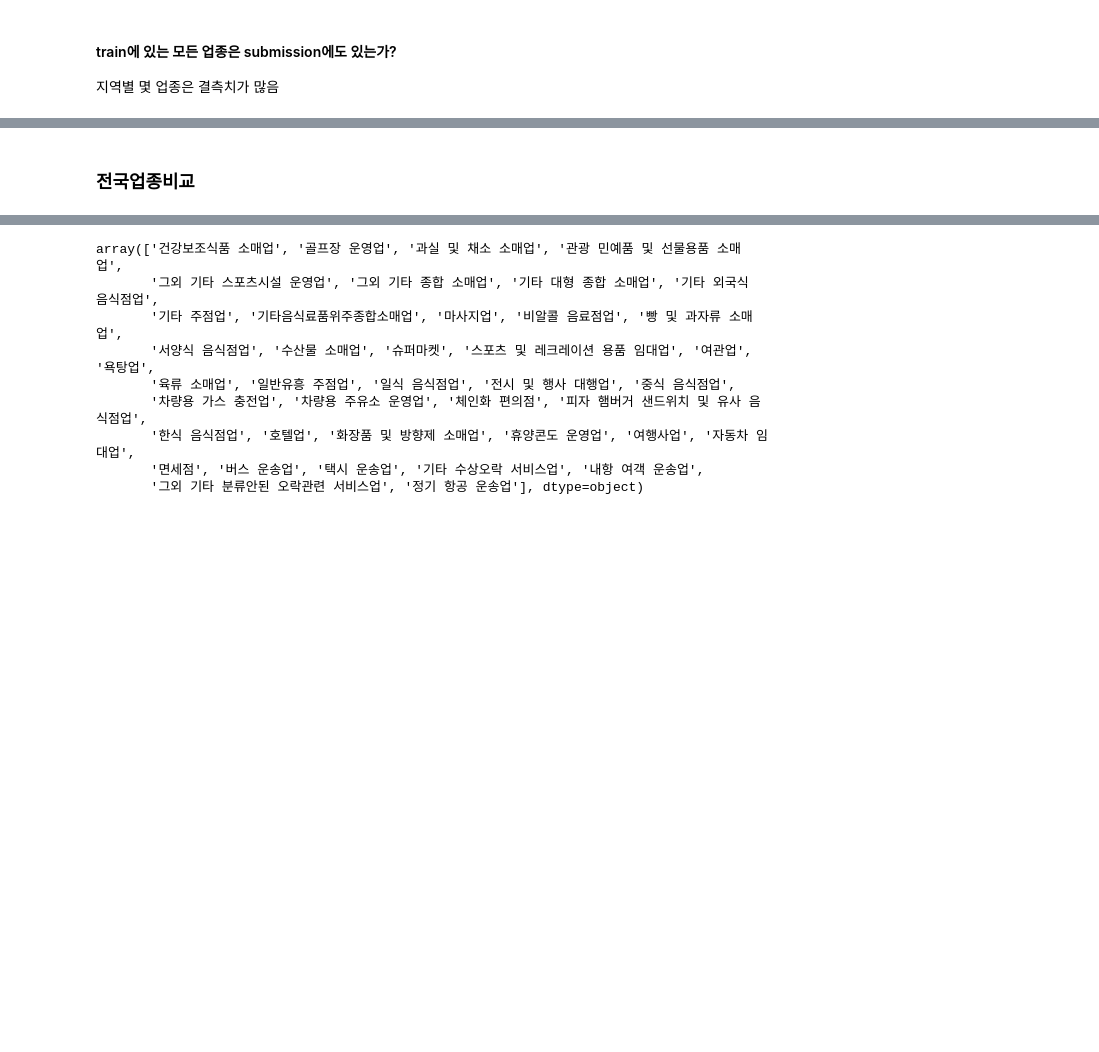
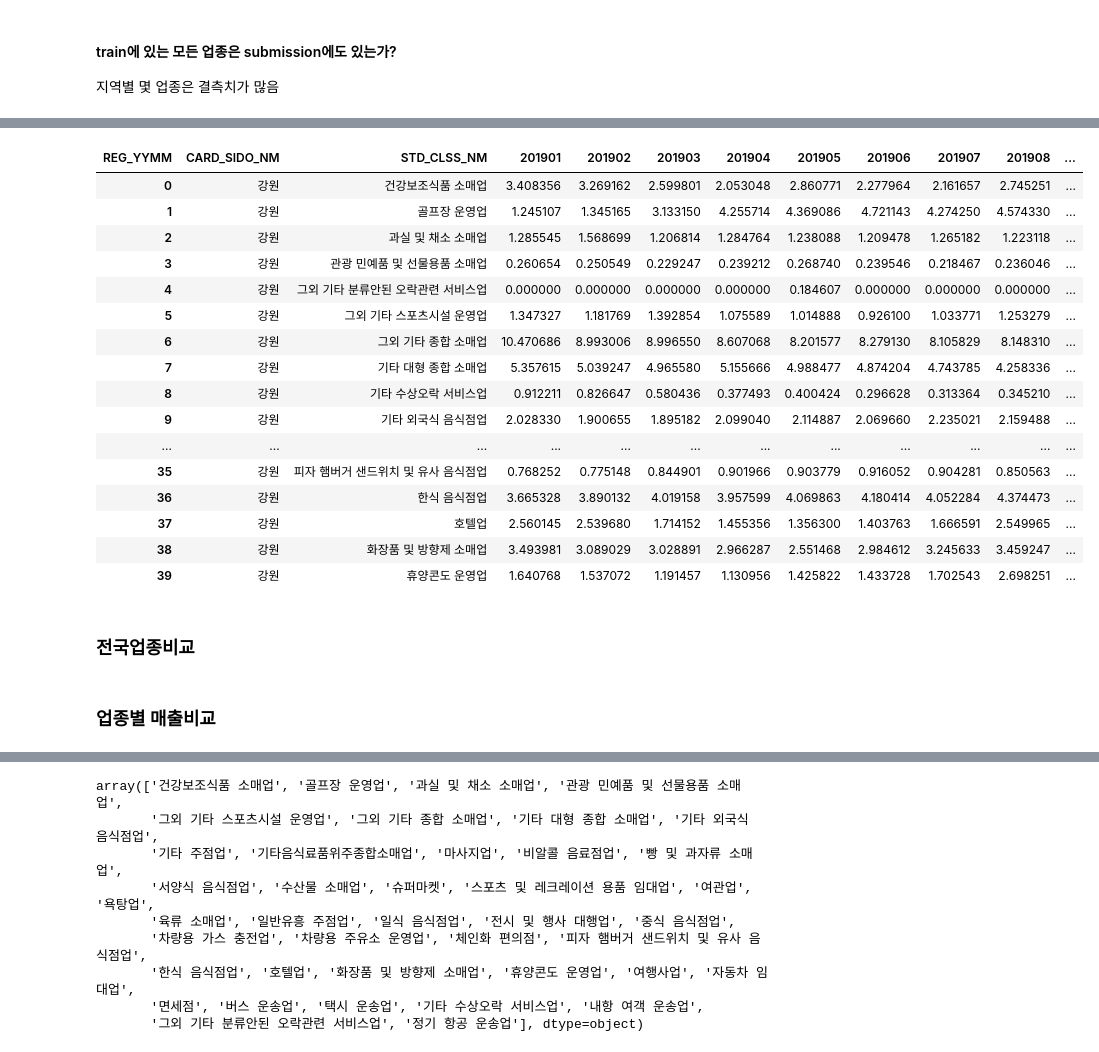
Before and after one commit to starlidust/jeju_creditcard, a Jupyter notebook: EDA_진행중.ipynb, the cells around one changed output, grey strips where cells are left out. Cells and saved outputs as stored; diff of their text form; code cells hidden in the pictures; blank space fills up the shorter version.

```diff
--- a/EDA_진행중.ipynb
+++ b/EDA_진행중.ipynb
@@ -743,2 +763,24 @@ differ_df
+# %%
+parcent_df
+# %% [output]
+| REG_YYMM | CARD_SIDO_NM | STD_CLSS_NM | 201901 | 201902 | 201903 | 201904 | 201905 | 201906 | 201907 | 201908 | ... |
+| 0 | 강원 | 건강보조식품 소매업 | 3.408356 | 3.269162 | 2.599801 | 2.053048 | 2.860771 | 2.277964 | 2.161657 | 2.745251 | ... |
+| 1 | 강원 | 골프장 운영업 | 1.245107 | 1.345165 | 3.133150 | 4.255714 | 4.369086 | 4.721143 | 4.274250 | 4.574330 | ... |
+| 2 | 강원 | 과실 및 채소 소매업 | 1.285545 | 1.568699 | 1.206814 | 1.284764 | 1.238088 | 1.209478 | 1.265182 | 1.223118 | ... |
+| 3 | 강원 | 관광 민예품 및 선물용품 소매업 | 0.260654 | 0.250549 | 0.229247 | 0.239212 | 0.268740 | 0.239546 | 0.218467 | 0.236046 | ... |
+| 4 | 강원 | 그외 기타 분류안된 오락관련 서비스업 | 0.000000 | 0.000000 | 0.000000 | 0.000000 | 0.184607 | 0.000000 | 0.000000 | 0.000000 | ... |
+| 5 | 강원 | 그외 기타 스포츠시설 운영업 | 1.347327 | 1.181769 | 1.392854 | 1.075589 | 1.014888 | 0.926100 | 1.033771 | 1.253279 | ... |
+| 6 | 강원 | 그외 기타 종합 소매업 | 10.470686 | 8.993006 | 8.996550 | 8.607068 | 8.201577 | 8.279130 | 8.105829 | 8.148310 | ... |
+| 7 | 강원 | 기타 대형 종합 소매업 | 5.357615 | 5.039247 | 4.965580 | 5.155666 | 4.988477 | 4.874204 | 4.743785 | 4.258336 | ... |
+| 8 | 강원 | 기타 수상오락 서비스업 | 0.912211 | 0.826647 | 0.580436 | 0.377493 | 0.400424 | 0.296628 | 0.313364 | 0.345210 | ... |
+| 9 | 강원 | 기타 외국식 음식점업 | 2.028330 | 1.900655 | 1.895182 | 2.099040 | 2.114887 | 2.069660 | 2.235021 | 2.159488 | ... |
+| ... | ... | ... | ... | ... | ... | ... | ... | ... | ... | ... | ... |
+| 35 | 강원 | 피자 햄버거 샌드위치 및 유사 음식점업 | 0.768252 | 0.775148 | 0.844901 | 0.901966 | 0.903779 | 0.916052 | 0.904281 | 0.850563 | ... |
+| 36 | 강원 | 한식 음식점업 | 3.665328 | 3.890132 | 4.019158 | 3.957599 | 4.069863 | 4.180414 | 4.052284 | 4.374473 | ... |
+| 37 | 강원 | 호텔업 | 2.560145 | 2.539680 | 1.714152 | 1.455356 | 1.356300 | 1.403763 | 1.666591 | 2.549965 | ... |
+| 38 | 강원 | 화장품 및 방향제 소매업 | 3.493981 | 3.089029 | 3.028891 | 2.966287 | 2.551468 | 2.984612 | 3.245633 | 3.459247 | ... |
+| 39 | 강원 | 휴양콘도 운영업 | 1.640768 | 1.537072 | 1.191457 | 1.130956 | 1.425822 | 1.433728 | 1.702543 | 2.698251 | ... |
 # %% [markdown]
 ### 전국업종비교
+# %% [markdown]
+### 업종별 매출비교
```
Also changed, not shown: parts of 22 cells of this notebook, 4 other files.
